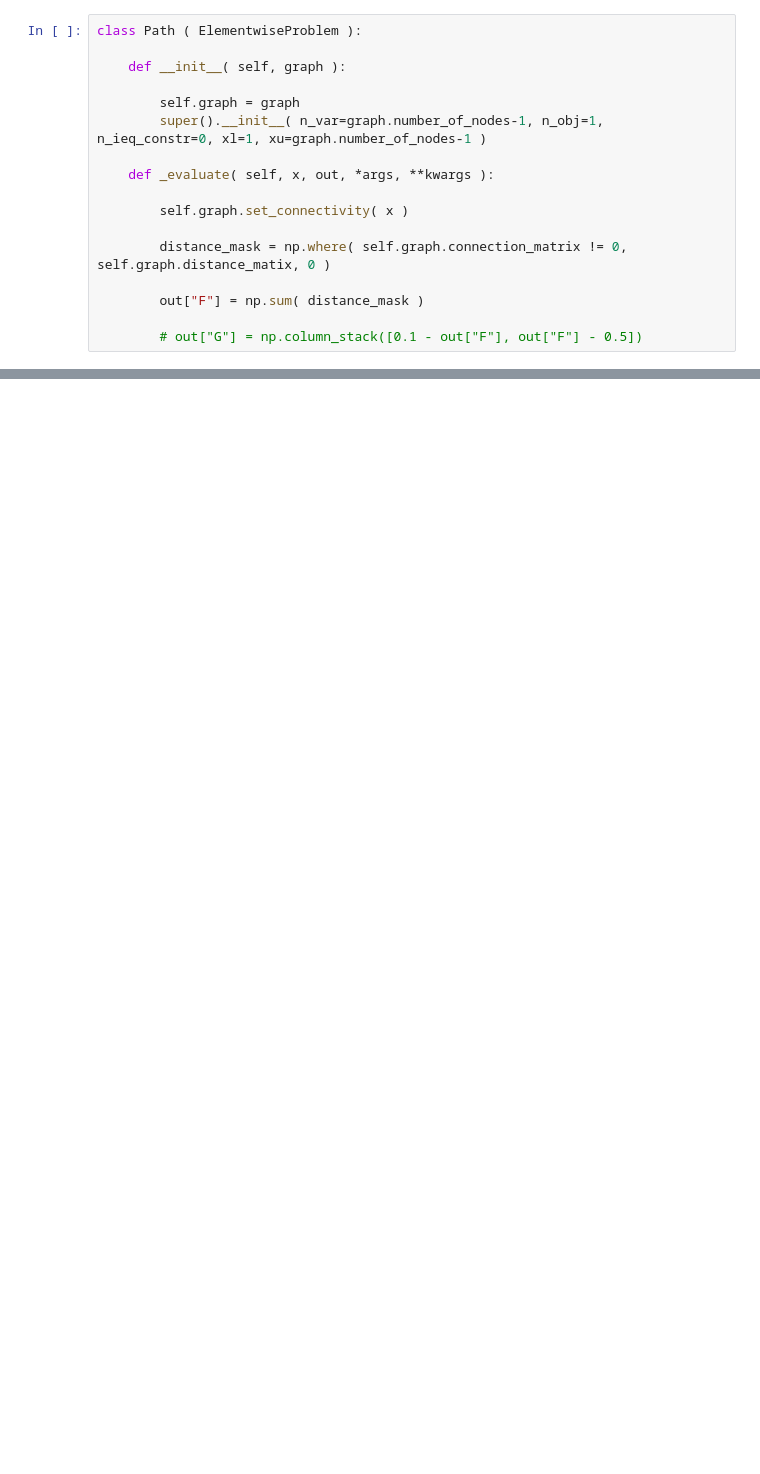
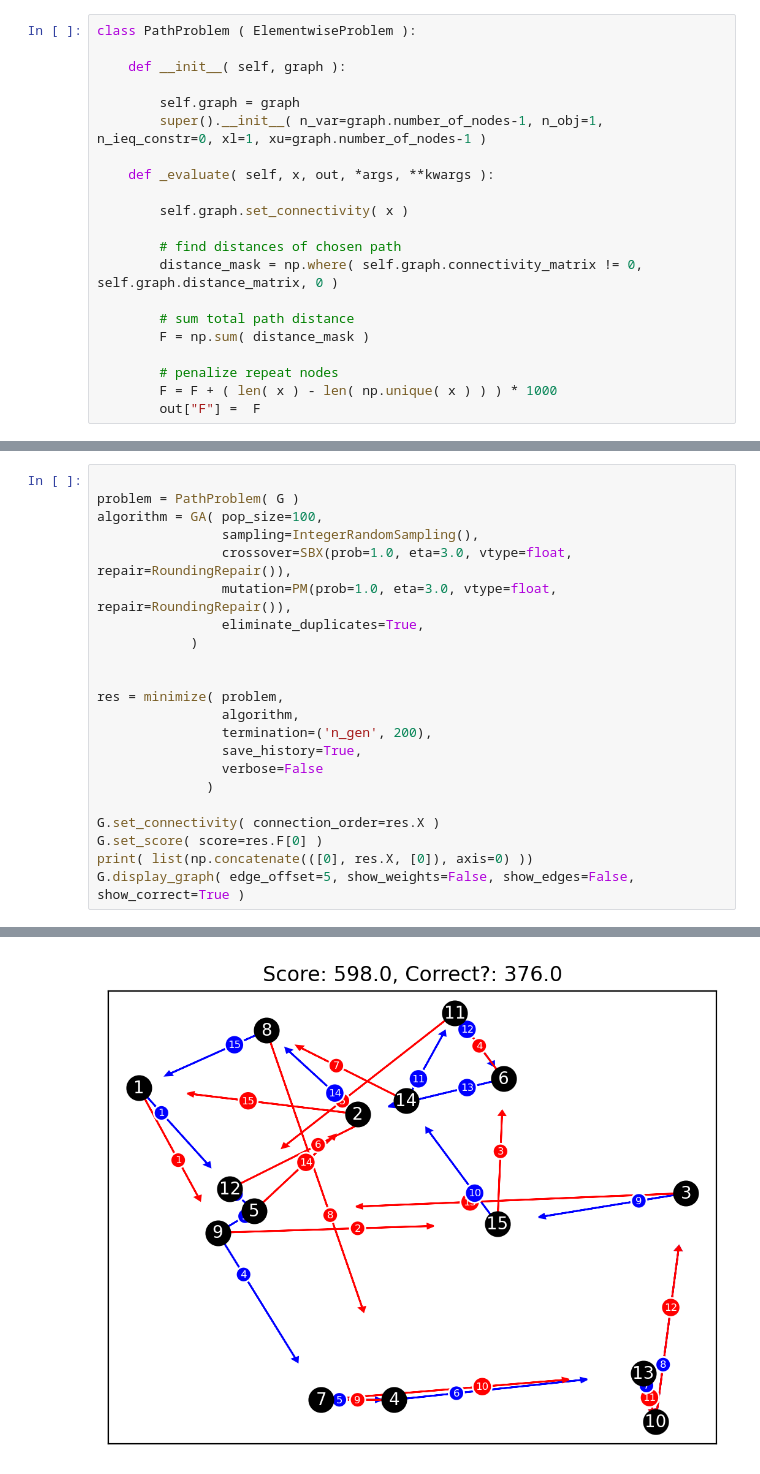
Before and after one commit to e-spinner/EMO-Examples, a Jupyter notebook: graph.ipynb, the cells around one changed output, grey strips where cells are left out. Cells and saved outputs as stored; diff of their text form; blank space fills up the shorter version.

```diff
--- a/graph.ipynb
+++ b/graph.ipynb
@@ -134,7 +185,7 @@ class Graph:
 
         plt.show()
 # %%
-class Path ( ElementwiseProblem ):
+class PathProblem ( ElementwiseProblem ):
 
     def __init__( self, graph ):
 
@@ -145,11 +196,15 @@ class Path ( ElementwiseProblem ):
 
         self.graph.set_connectivity( x )
 
-        distance_mask = np.where( self.graph.connection_matrix != 0, self.graph.distance_matix, 0 )
+        # find distances of chosen path
+        distance_mask = np.where( self.graph.connectivity_matrix != 0, self.graph.distance_matrix, 0 )
 
-        out["F"] = np.sum( distance_mask )
+        # sum total path distance
+        F = np.sum( distance_mask )
 
-        # out["G"] = np.column_stack([0.1 - out["F"], out["F"] - 0.5])
+        # penalize repeat nodes
+        F = F + ( len( x ) - len( np.unique( x ) ) ) * 1000
+        out["F"] =  F
 # %%
 # ========== #
 # Parameters #
@@ -174,0 +220,23 @@ G.display_graph( edge_offset=5 )
+# %%
+
+problem = PathProblem( G )
+algorithm = GA( pop_size=100,
+                sampling=IntegerRandomSampling(),
+                crossover=SBX(prob=1.0, eta=3.0, vtype=float, repair=RoundingRepair()),
+                mutation=PM(prob=1.0, eta=3.0, vtype=float, repair=RoundingRepair()),
+                eliminate_duplicates=True,
+            )
+
+
+res = minimize( problem,
+                algorithm,
+                termination=('n_gen', 200),
+                save_history=True,
+                verbose=False
+              )
+
+G.set_connectivity( connection_order=res.X )
+G.set_score( score=res.F[0] )
+print( list(np.concatenate(([0], res.X, [0]), axis=0) ))
+G.display_graph( edge_offset=5, show_weights=False, show_edges=False, show_correct=True )
+# %% [output]
@@ -174,0 +245 @@ G.display_graph( edge_offset=5 )
+[figure, added]
```
Also changed, not shown: parts of 4 cells of this notebook.
